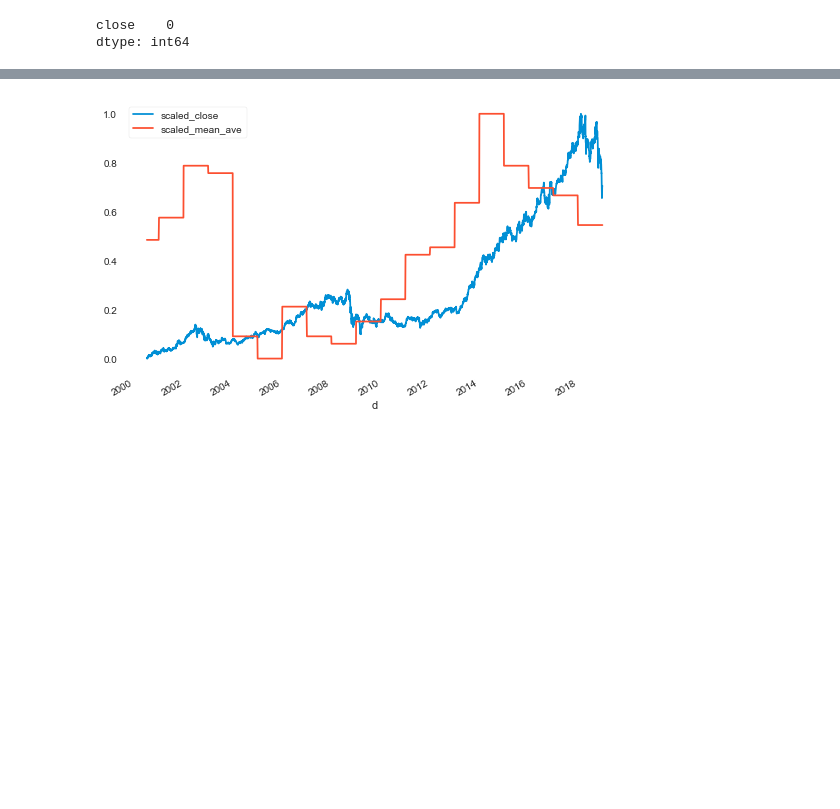
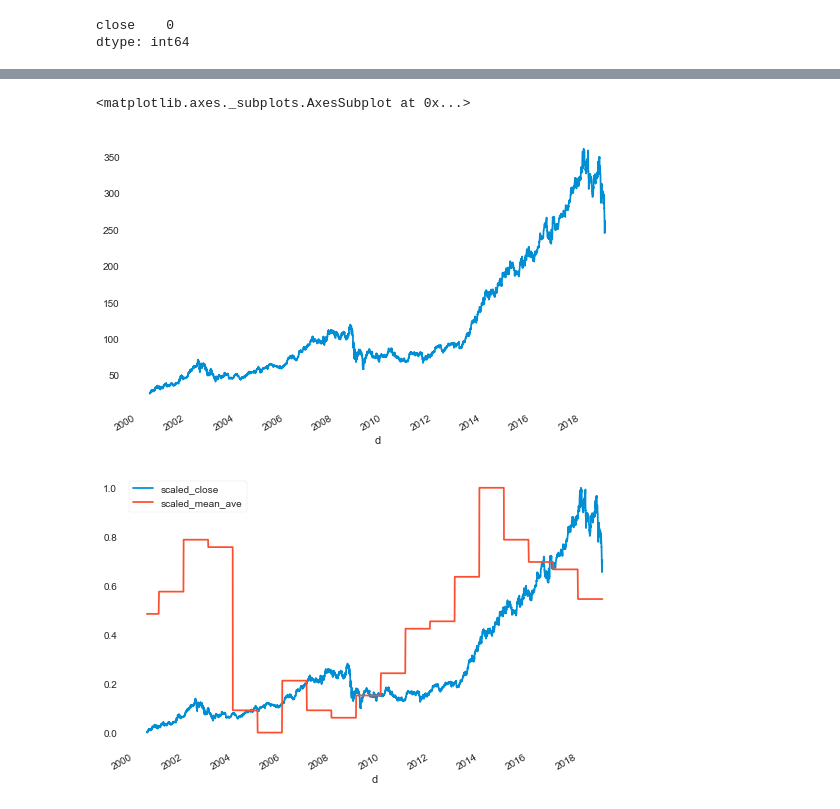
Before and after one commit to MichaelBurak/regime_changes, a Jupyter notebook: regime_changes.ipynb, the cells around one changed output, grey strips where cells are left out. Cells and saved outputs as stored; diff of their text form; code cells hidden in the pictures; blank space fills up the shorter version.

```diff
--- a/regime_changes.ipynb
+++ b/regime_changes.ipynb
@@ -933,3 +959,8 @@ dtype: int64
+# %%
+lmt_df['close'].plot()
+# %% [output]
+<matplotlib.axes._subplots.AxesSubplot at 0x...>
+[figure, added]
 # %%
 from sklearn.preprocessing import MinMaxScaler
 
```
Also changed, not shown: parts of 22 cells of this notebook.
